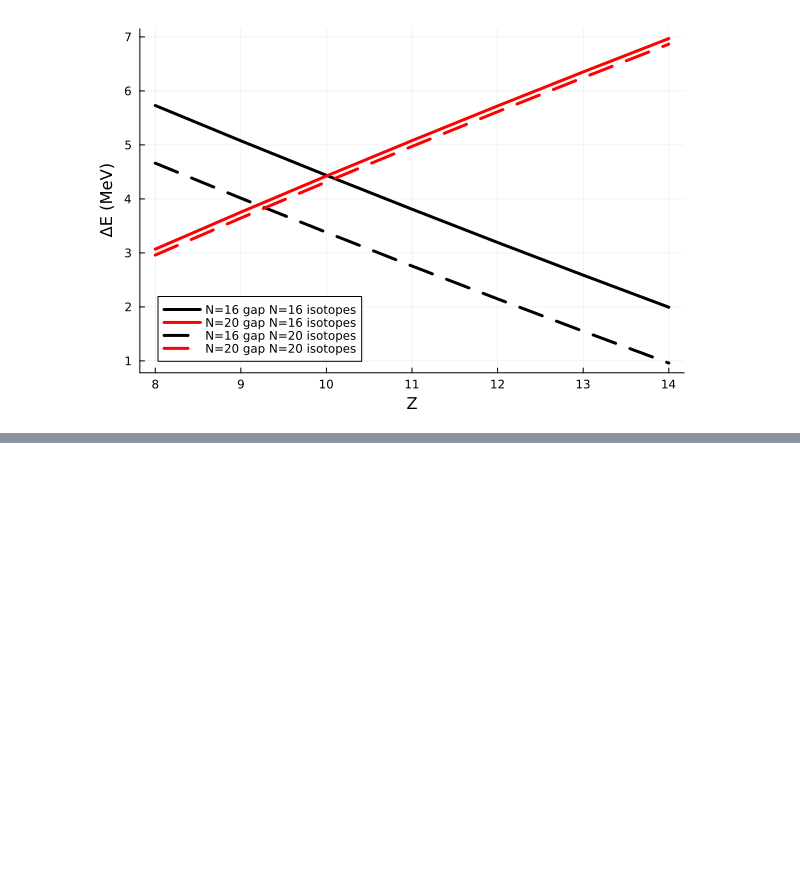
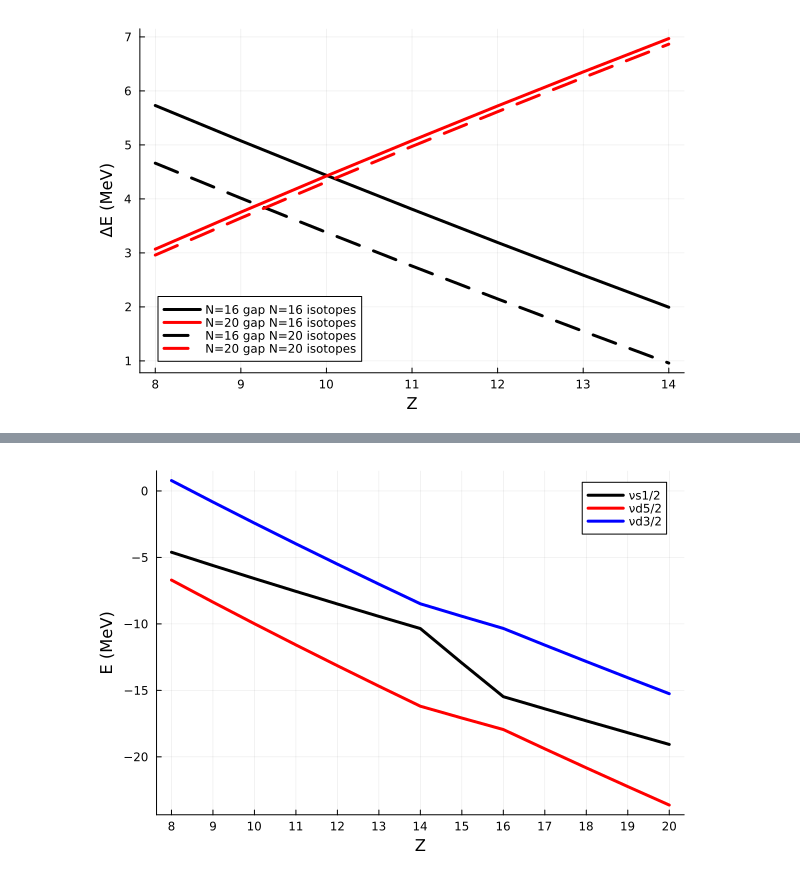
Before and after one commit to mmadurga/E19044-F29, a Jupyter notebook: ESPES.ipynb, the cells around one changed output, grey strips where cells are left out. Cells and saved outputs as stored; diff of their text form; code cells hidden in the pictures; blank space fills up the shorter version.

```diff
--- a/ESPES.ipynb
+++ b/ESPES.ipynb
@@ -71,0 +118,2 @@ plot!(sdpfmuespesN20[:,1],sdpfmuespesN20[:,13].-sdpfmuespesN20[:,11],lw=3,lineco
+# %%
+n16=readdlm("N16USDBNstates.txt",comments=true,comment_char='#')
@@ -71,0 +135,8 @@ plot!(sdpfmuespesN20[:,1],sdpfmuespesN20[:,13].-sdpfmuespesN20[:,11],lw=3,lineco
+# %%
+plot(n16[:,1],n16[:,8],label="νs1/2",lw=3,linecolor=:black,xlabel="Z",ylabel="E (MeV)",
+xticks=[8,9,10,11,12,13,14,15,16,17,18,19,20])
+plot!(n16[:,1],n16[:,7],label="νd5/2",lw=3,linecolor=:red)
+plot!(n16[:,1],n16[:,6],label="νd3/2",lw=3,linecolor=:blue)
+annotate!(11.5,3,"N=16 isotones")
+# %% [output]
+[figure, added]
```
Also changed, not shown: parts of 20 cells of this notebook.
